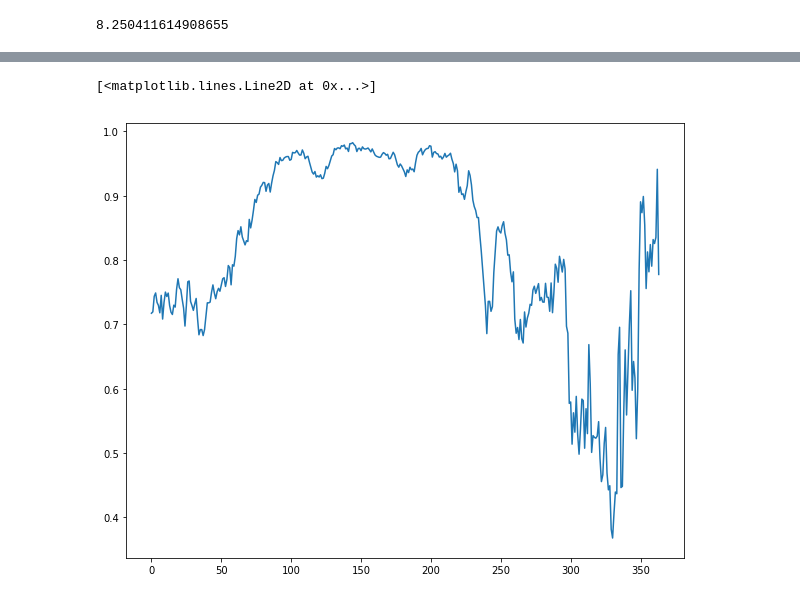
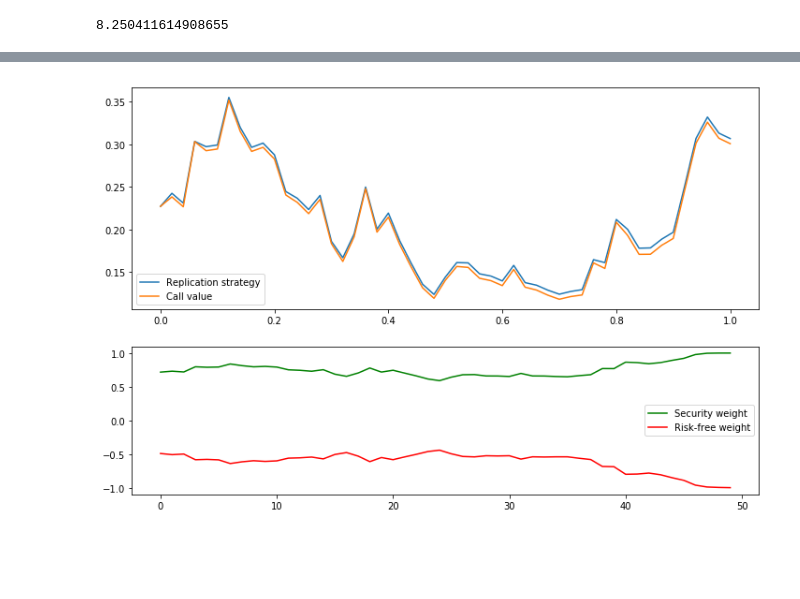
Before and after one commit to raaheim/Black-Scholes, a Jupyter notebook: Functioning.ipynb, the cells around one changed output, grey strips where cells are left out. Drawn from its saved outputs; the diff is of its cells as text; code cells hidden in the pictures; blank space fills up the shorter version.

```diff
--- a/Functioning.ipynb
+++ b/Functioning.ipynb
@@ -223,12 +223,36 @@ def period_weights(Prices,K, T, r, sigma,t):
     N = len(t)
     risky_weights = []
     riskfree_weights = []
-    for i in range(N):
+    for i in range(N-1):
         w = portfolio_weights(Prices[i], K, T, r, sigma,t[i])
         w_risky = w[0]
         w_riskfree = w[1]
         risky_weights += [w_risky]
         riskfree_weights += [w_riskfree]
     return risky_weights, riskfree_weights
+# %%
+S0 = 1
+mu = 0.15
+sigma = 0.4
+W = Brownian(5, N)[0]
+T = 1.
+N = 50
+
+K_Call = 1
+K_Put = 1
+
+
+sim, t = GBM(S0, mu, sigma, W, T, N)    # Exact solution       # time increments for  plotting
+
+call_vals = function_call(sim, K_Call, T, mu, sigma,t)
+put_vals = function_put(sim, K_Put, T, mu, sigma,t)
+
+w = period_weights(sim,K_Call, T, mu, sigma,t)
+# %%
+def wealth_process(Prices,K, T, r, sigma,t,w):
+    Wealth = [w[0][0]*Prices[0]+w[1][0]]
+    for i in range(1,len(t)):
+        Wealth += [(w[0][i-1])*(Prices[i]) + w[1][i-1]*np.exp(-r*(t[i]-t[i-1]))]
+    return Wealth
 # %%
-w = period_weights(soln,K_Call, T, mu, sigma,t)
+Wealth = wealth_process(sim,K_Call, T, mu, sigma,t,w)
@@ -240,5 +259,11 @@ plt.plot(w[1][:-2])
-# %%
-plt.plot(w[0][:-2])
-# %% [output]
-[<matplotlib.lines.Line2D at 0x...>]
-[figure, removed]
+# %%
+fig, axes = plt.subplots(2, 1, figsize=(12,8), gridspec_kw={'height_ratios': [3,2]})
+axes[0].plot(t,Wealth, label = r'Replication strategy')
+axes[0].plot(t,call_vals, label = r'Call value')
+axes[1].plot(w[0], c = 'green',label = r'Security weight')
+axes[1].plot(w[1], c = 'red', label = r'Risk-free weight')
+axes[0].legend()
+axes[1].legend()
+plt.show()
+# %% [output]
+[figure, added]
```
Also changed, not shown: parts of 4 cells of this notebook.
